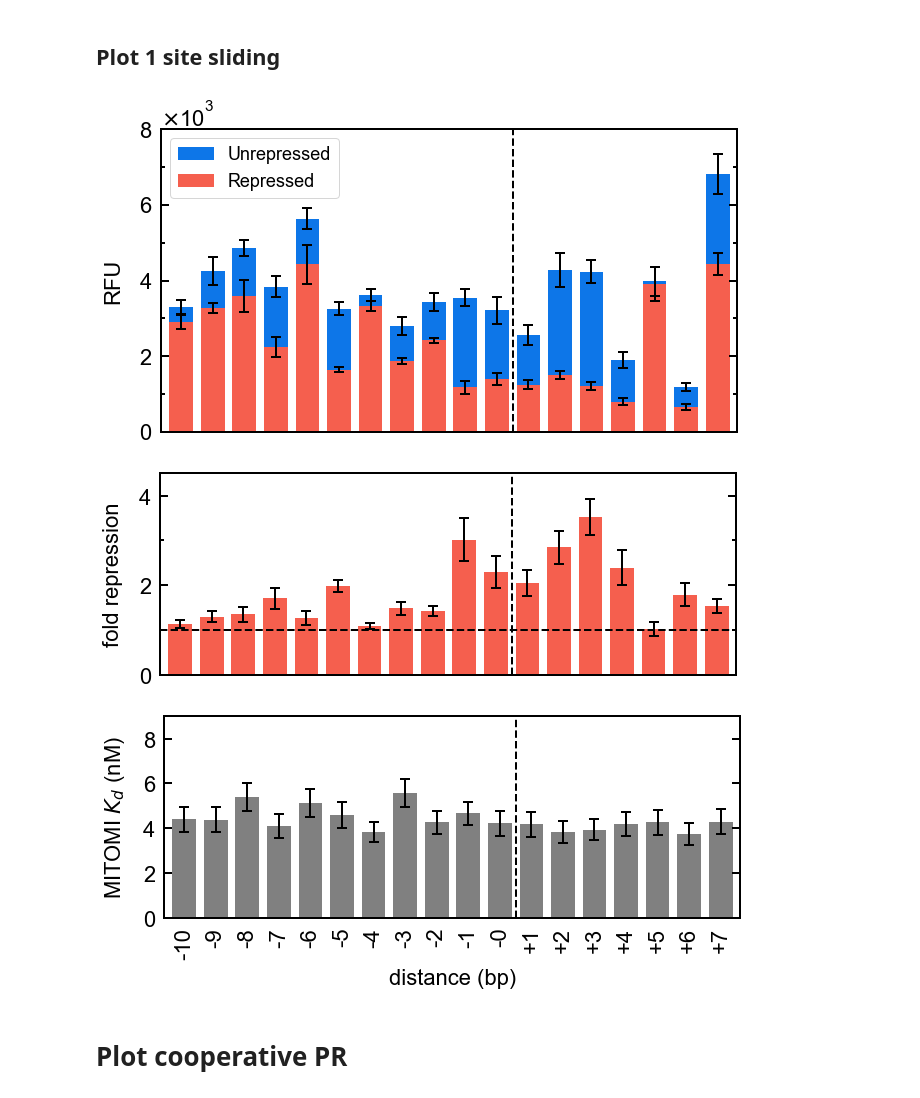
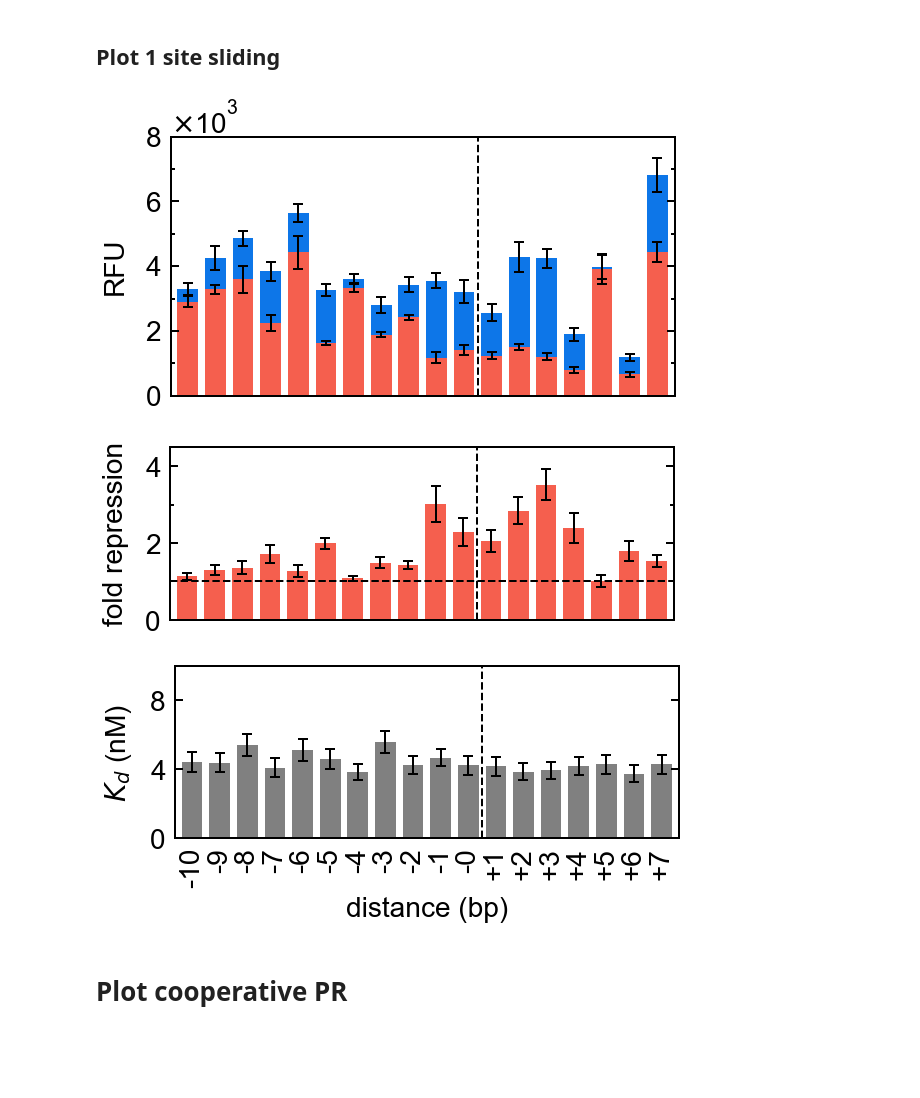
Before and after one commit to lbnc-epfl/2018_Swank_analysis, a Jupyter notebook: NB_bar_charts.ipynb, the cells around one changed output. Drawn from its saved outputs; the diff is of its cells as text; code cells hidden in the pictures; blank space fills up the shorter version.

```diff
--- a/NB_bar_charts.ipynb
+++ b/NB_bar_charts.ipynb
@@ -151,8 +152,8 @@ plt.close("all")
 
 my_dpi=150
 
-figure_options={'figsize':(9,6)} #figure size in inches. A4=11.7x8.3.
-font_options={'size':'22','family':'sans-serif','sans-serif':'Arial'}
+figure_options={'figsize':(8,6)} #figure size in inches. A4=11.7x8.3.
+font_options={'size':'28','family':'sans-serif','sans-serif':'Arial'}
 plt.rc('figure', **figure_options)
 plt.rc('font', **font_options)
 fig=plt.figure(); ax=fig.add_subplot(1,1,1)
@@ -175,9 +176,9 @@ ax.barh(ind,df['ZF-bkg'],width,xerr=[df['ZF-bkgstd'],df['ZF-bkgstd']],
 
 ######### FORMAT #########
 
-ax.set_xlim([0,15000])
+ax.set_xlim([0,13000])
 ax.set_yticks(ind+width/2)
-ax.set_xticks([0,0.5e4,1e4,1.5e4])
+ax.set_xticks([0,0.5e4,1e4])
 ax.set_yticklabels(df2.index,rotation=0,ha='center')
 ax.set_xlabel('RFU', labelpad=16)
 ax.spines['bottom'].set_linewidth(2)
@@ -187,11 +188,11 @@ ax.spines['right'].set_linewidth(2)
 ax.tick_params(which='major', width=2, length=8,direction='in',top='true',right='false',bottom='true',left='false')
 ax.tick_params(which='minor', width=2, length=4,direction='in',top='true',right='false',bottom='true',left='false')
 ax.tick_params(axis='x', pad=9)
-ax.tick_params(axis='y', pad=30)
+ax.tick_params(axis='y', pad=30,labelsize=24)
 ax.ticklabel_format(style='sci', axis='x', scilimits=(0,0),useMathText=True)
 
 ######### CALL LEGEND #########
-ax.legend(loc='lower right', fontsize=16,numpoints=1)
+#ax.legend(loc='lower right', fontsize=20,numpoints=1)
 
 plt.savefig(DIR_PLOTS+'plot_2site_levelsH.pdf',dpi=my_dpi,transparent=True)
 plt.show()
@@ -207,7 +208,7 @@ plt.close("all")
 my_dpi=150
 
 figure_options={'figsize':(4,6)} #figure size in inches. A4=11.7x8.3.
-font_options={'size':'22','family':'sans-serif','sans-serif':'Arial'}
+font_options={'size':'28','family':'sans-serif','sans-serif':'Arial'}
 plt.rc('figure', **figure_options)
 plt.rc('font', **font_options)
 fig=plt.figure(); ax=fig.add_subplot(1,1,1)
@@ -226,6 +227,7 @@ ax.barh(ind,df['FR'],width,xerr=[df['FRstd'],df['FRstd']],
 ######### FORMAT #########
 
 ax.set_xlim([0,12.5])
+ax.set_xticks([0,5,10])
 ax.set_yticks(ind+width/2)
 ax.set_yticklabels(df2.index,rotation=0,ha='center')
 ax.set_xlabel('fold repression', labelpad=16)
@@ -237,7 +239,7 @@ ax.spines['right'].set_linewidth(2)
 ax.tick_params(which='major', width=2, length=8,direction='in',top='true',right='false',bottom='true',left='false')
 ax.tick_params(which='minor', width=2, length=4,direction='in',top='true',right='false',bottom='true',left='false')
 ax.tick_params(axis='x', pad=9)
-ax.tick_params(axis='y', pad=30)
+ax.tick_params(axis='y', pad=30,labelsize=24)
 
 plt.savefig(DIR_PLOTS+'plot_2site_FRh.pdf',dpi=my_dpi,transparent=True)
 plt.show()
@@ -264,12 +266,12 @@ plt.close("all")
 my_dpi=150
 
 figure_options={'figsize':(10,6)} #figure size in inches. A4=11.7x8.3.
-font_options={'size':'22','family':'sans-serif','sans-serif':'Arial'}
+font_options={'size':'28','family':'sans-serif','sans-serif':'Arial'}
 plt.rc('figure', **figure_options)
 plt.rc('font', **font_options)
 #fig=plt.figure(); ax=fig.add_subplot(2,1,1)
 fig,ax=plt.subplots()
-plt.subplots_adjust(left=0.15,bottom=0.25,right=0.95,top=0.95)
+plt.subplots_adjust(left=0.15,bottom=0.3,right=0.85,top=0.9)
 
 labels=['-10','-9','-8','-7','-6','-5','-4','-3','-2','-1','-0','+1','+2','+3','+4','+5','+6','+7']
 
@@ -310,7 +312,7 @@ ax.tick_params(axis='y', pad=9)
 ax.ticklabel_format(style='sci', axis='y', scilimits=(0,0),useMathText=True)
 
 ######### CALL LEGEND #########
-ax.legend(loc='upper left', fontsize=18,numpoints=1)
+#ax.legend(loc='upper left', fontsize=18,numpoints=1)
 
 plt.savefig(DIR_PLOTS+'plot_1siteslide_levels.pdf',dpi=my_dpi,transparent=True)
 plt.show()
@@ -324,11 +326,11 @@ plt.close("all")
 my_dpi=150
 
 figure_options={'figsize':(10,4)} #figure size in inches. A4=11.7x8.3.
-font_options={'size':'22','family':'sans-serif','sans-serif':'Arial'}
+font_options={'size':'28','family':'sans-serif','sans-serif':'Arial'}
 plt.rc('figure', **figure_options)
 plt.rc('font', **font_options)
 fig=plt.figure(); ax=fig.add_subplot(1,1,1)
-plt.subplots_adjust(left=0.15,bottom=0.25,right=0.95,top=0.95)
+plt.subplots_adjust(left=0.15,bottom=0.3,right=0.85,top=0.9)
 
 ######### CALL PLOTS #########
 
@@ -373,50 +375,50 @@ plt.close("all")
 my_dpi=150
 
 figure_options={'figsize':(10,4)} #figure size in inches. A4=11.7x8.3.
-font_options={'size':'22','family':'sans-serif','sans-serif':'Arial'}
+font_options={'size':'28','family':'sans-serif','sans-serif':'Arial'}
 plt.rc('figure', **figure_options)
 plt.rc('font', **font_options)
 fig=plt.figure(); ax=fig.add_subplot(1,1,1)
-plt.subplots_adjust(left=0.15,bottom=0.25,right=0.95,top=0.95)
+plt.subplots_adjust(left=0.15,bottom=0.3,right=0.85,top=0.9)
 
 ######### CALL PLOTS #########
 
 # Bar charts
 length=len(df2.iloc[:,0])
 ind=np.arange(length)
 width=0.75
 
 ax.bar(ind,df2['MITOMI'],width,yerr=[df2['err'],df2['err']],
        align='edge', color='#808080',linewidth=1.5,
        error_kw=dict(ecolor='k',lw=2,capsize=5,capthick=2))#,label='BCB-ADD') #f55f4e red #0d76e8 blue #808080 grey
 
 ######### FORMAT #########
 ax.set_xlim([-0.25,length])
-ax.set_ylim([0,9])
-ax.set_yticks([0,2,4,6,8])
+ax.set_ylim([0,10])
+ax.set_yticks([0,4,8])
 ax.set_xticks(ind+width/2)
 ax.set_xticklabels(labels,rotation=90,ha='center')
 ax.set_xlabel('distance (bp)', labelpad=9)
-ax.set_ylabel('MITOMI $K_d$ (nM)', labelpad=16)
+ax.set_ylabel('$K_d$ (nM)', labelpad=16)
 ax.axhline(linewidth=2, color='k')
 ax.axvline(x=((10+width/2)+(11+width/2))/2,linewidth=2, color='k',ls='--')
 ax.spines['bottom'].set_linewidth(2)
 ax.spines['top'].set_linewidth(2)
 ax.spines['left'].set_linewidth(2)
 ax.spines['right'].set_linewidth(2)
 minorLocatorx=AutoMinorLocator(2) # Number of minor intervals per major interval
 minorLocatory=AutoMinorLocator(2)
 ax.tick_params(which='major', width=2, length=8,direction='in',top='false',right='true',bottom='false')
 ax.tick_params(which='minor', width=2, length=4,direction='in',top='true',right='true')
 ax.tick_params(axis='x', pad=9)
 ax.tick_params(axis='y', pad=9)
 
 plt.savefig(DIR_PLOTS+'plot_1siteslide_KD.pdf',dpi=my_dpi,transparent=True)#,bbox_inches='tight')
 plt.show()
 # %% [output]
-[figure, old version]
+[figure, new version]
-[figure, old version]
+[figure, new version]
-[figure, old version]
+[figure, new version]
 # %% [markdown]
 # Plot cooperative PR
 # %%
```
Also changed, not shown: parts of 4 cells of this notebook, 16 other files.
